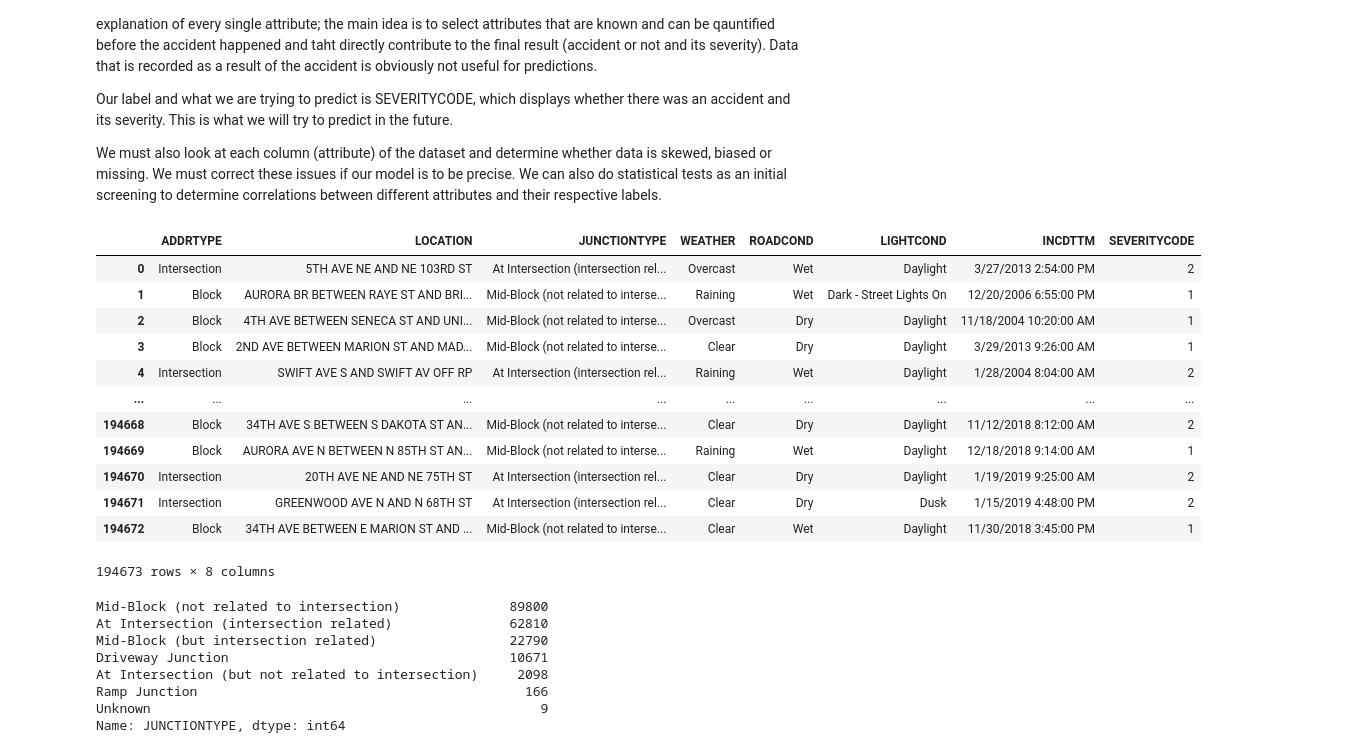
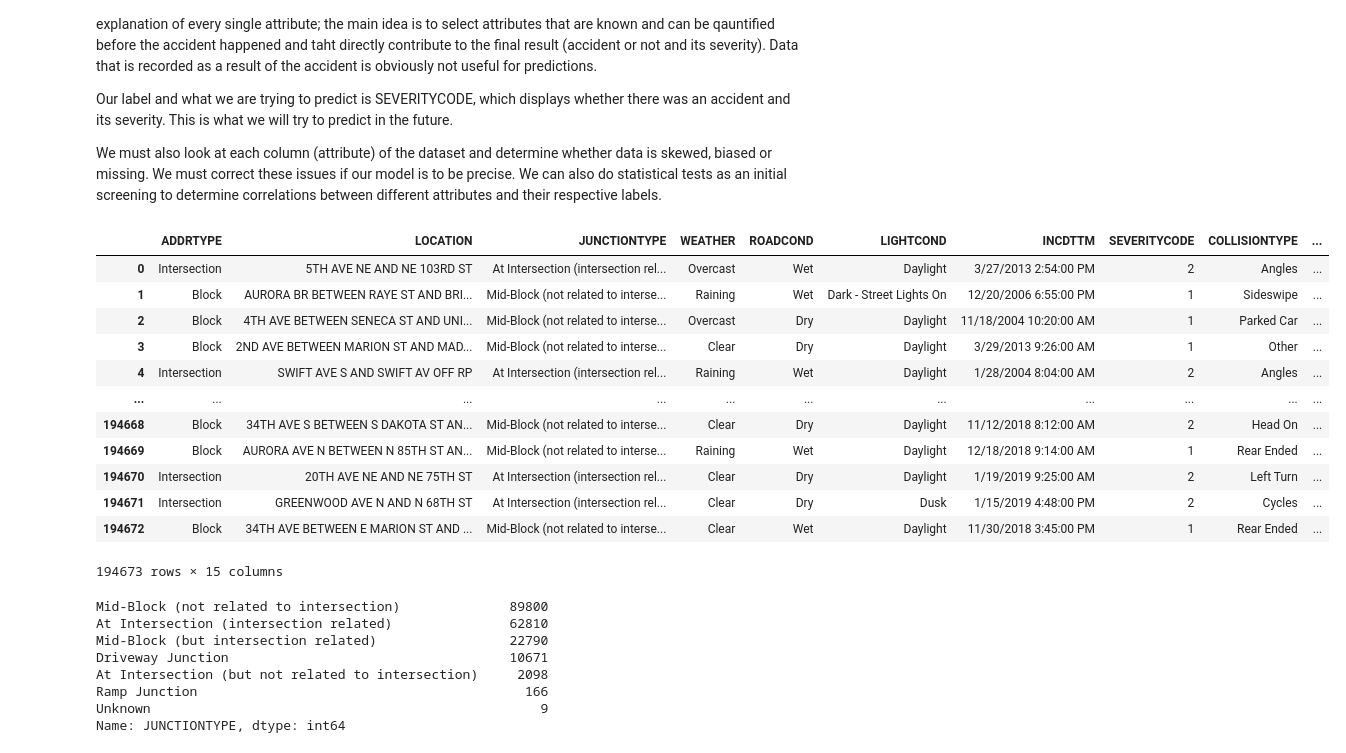
Before and after one commit to MisterCarter/Coursera_Capstone, a Jupyter notebook: Scripts/Coursera Capstone.ipynb, the cells around one changed output. Drawn from its saved outputs; the diff is of its cells as text; code cells hidden in the pictures.

Commit message:
Added new colums of relevant data

```diff
--- a/Scripts/Coursera Capstone.ipynb
+++ b/Scripts/Coursera Capstone.ipynb
@@ -67,23 +77,22 @@ We must also look at each column (attribute) of the dataset and determine whethe
 # %%
 ##Dropping useless columns as well as inspecting for missing values and checking for bias
 
-
-df = df_collisions[['ADDRTYPE','LOCATION','JUNCTIONTYPE','WEATHER','ROADCOND','LIGHTCOND','INCDTTM','SEVERITYCODE']]
+df = df_collisions[['ADDRTYPE','LOCATION','JUNCTIONTYPE','WEATHER','ROADCOND','LIGHTCOND','INCDTTM','SEVERITYCODE','COLLISIONTYPE','PERSONCOUNT','PEDCOUNT','PEDCYLCOUNT','VEHCOUNT','UNDERINFL','HITPARKEDCAR']]
 df
 # %% [output]
-|  | ADDRTYPE | LOCATION | JUNCTIONTYPE | WEATHER | ROADCOND | LIGHTCOND | INCDTTM | SEVERITYCODE |
-| 0 | Intersection | 5TH AVE NE AND NE 103RD ST | At Intersection (intersection rel... | Overcast | Wet | Daylight | 3/27/2013 2:54:00 PM | 2 |
-| 1 | Block | AURORA BR BETWEEN RAYE ST AND BRI... | Mid-Block (not related to interse... | Raining | Wet | Dark - Street Lights On | 12/20/2006 6:55:00 PM | 1 |
-| 2 | Block | 4TH AVE BETWEEN SENECA ST AND UNI... | Mid-Block (not related to interse... | Overcast | Dry | Daylight | 11/18/2004 10:20:00 AM | 1 |
-| 3 | Block | 2ND AVE BETWEEN MARION ST AND MAD... | Mid-Block (not related to interse... | Clear | Dry | Daylight | 3/29/2013 9:26:00 AM | 1 |
-| 4 | Intersection | SWIFT AVE S AND SWIFT AV OFF RP | At Intersection (intersection rel... | Raining | Wet | Daylight | 1/28/2004 8:04:00 AM | 2 |
-| ... | ... | ... | ... | ... | ... | ... | ... | ... |
-| 194668 | Block | 34TH AVE S BETWEEN S DAKOTA ST AN... | Mid-Block (not related to interse... | Clear | Dry | Daylight | 11/12/2018 8:12:00 AM | 2 |
-| 194669 | Block | AURORA AVE N BETWEEN N 85TH ST AN... | Mid-Block (not related to interse... | Raining | Wet | Daylight | 12/18/2018 9:14:00 AM | 1 |
-| 194670 | Intersection | 20TH AVE NE AND NE 75TH ST | At Intersection (intersection rel... | Clear | Dry | Daylight | 1/19/2019 9:25:00 AM | 2 |
-| 194671 | Intersection | GREENWOOD AVE N AND N 68TH ST | At Intersection (intersection rel... | Clear | Dry | Dusk | 1/15/2019 4:48:00 PM | 2 |
-| 194672 | Block | 34TH AVE BETWEEN E MARION ST AND ... | Mid-Block (not related to interse... | Clear | Wet | Daylight | 11/30/2018 3:45:00 PM | 1 |
+|  | ADDRTYPE | LOCATION | JUNCTIONTYPE | WEATHER | ROADCOND | LIGHTCOND | INCDTTM | SEVERITYCODE | COLLISIONTYPE | ... |
+| 0 | Intersection | 5TH AVE NE AND NE 103RD ST | At Intersection (intersection rel... | Overcast | Wet | Daylight | 3/27/2013 2:54:00 PM | 2 | Angles | ... |
+| 1 | Block | AURORA BR BETWEEN RAYE ST AND BRI... | Mid-Block (not related to interse... | Raining | Wet | Dark - Street Lights On | 12/20/2006 6:55:00 PM | 1 | Sideswipe | ... |
+| 2 | Block | 4TH AVE BETWEEN SENECA ST AND UNI... | Mid-Block (not related to interse... | Overcast | Dry | Daylight | 11/18/2004 10:20:00 AM | 1 | Parked Car | ... |
+| 3 | Block | 2ND AVE BETWEEN MARION ST AND MAD... | Mid-Block (not related to interse... | Clear | Dry | Daylight | 3/29/2013 9:26:00 AM | 1 | Other | ... |
+| 4 | Intersection | SWIFT AVE S AND SWIFT AV OFF RP | At Intersection (intersection rel... | Raining | Wet | Daylight | 1/28/2004 8:04:00 AM | 2 | Angles | ... |
+| ... | ... | ... | ... | ... | ... | ... | ... | ... | ... | ... |
+| 194668 | Block | 34TH AVE S BETWEEN S DAKOTA ST AN... | Mid-Block (not related to interse... | Clear | Dry | Daylight | 11/12/2018 8:12:00 AM | 2 | Head On | ... |
+| 194669 | Block | AURORA AVE N BETWEEN N 85TH ST AN... | Mid-Block (not related to interse... | Raining | Wet | Daylight | 12/18/2018 9:14:00 AM | 1 | Rear Ended | ... |
+| 194670 | Intersection | 20TH AVE NE AND NE 75TH ST | At Intersection (intersection rel... | Clear | Dry | Daylight | 1/19/2019 9:25:00 AM | 2 | Left Turn | ... |
+| 194671 | Intersection | GREENWOOD AVE N AND N 68TH ST | At Intersection (intersection rel... | Clear | Dry | Dusk | 1/15/2019 4:48:00 PM | 2 | Cycles | ... |
+| 194672 | Block | 34TH AVE BETWEEN E MARION ST AND ... | Mid-Block (not related to interse... | Clear | Wet | Daylight | 11/30/2018 3:45:00 PM | 1 | Rear Ended | ... |
-194673 rows × 8 columns
+194673 rows × 15 columns
 # %%
 df['JUNCTIONTYPE'].value_counts()
 # %% [output]
```
Also changed, not shown: parts of 28 cells of this notebook.
